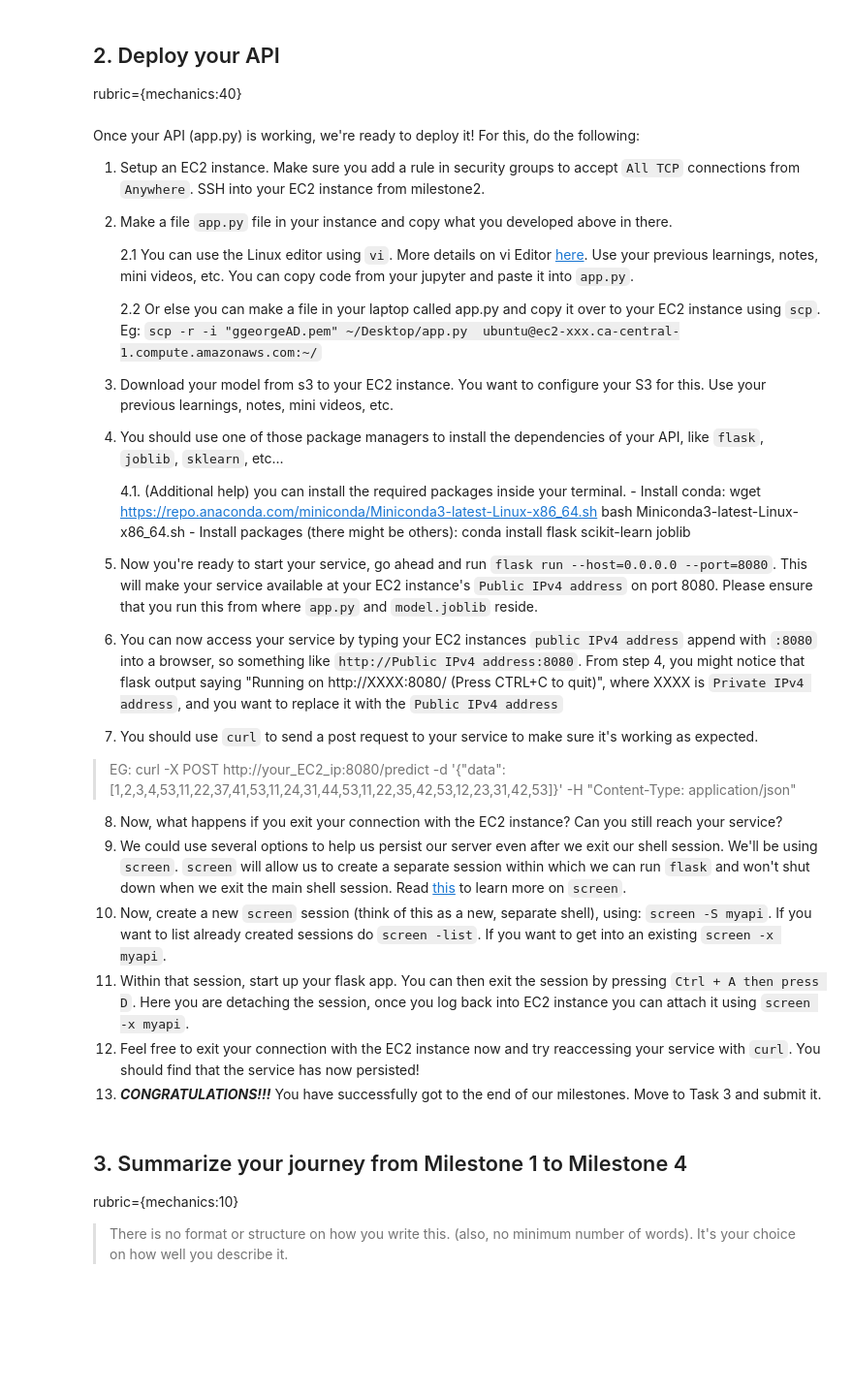
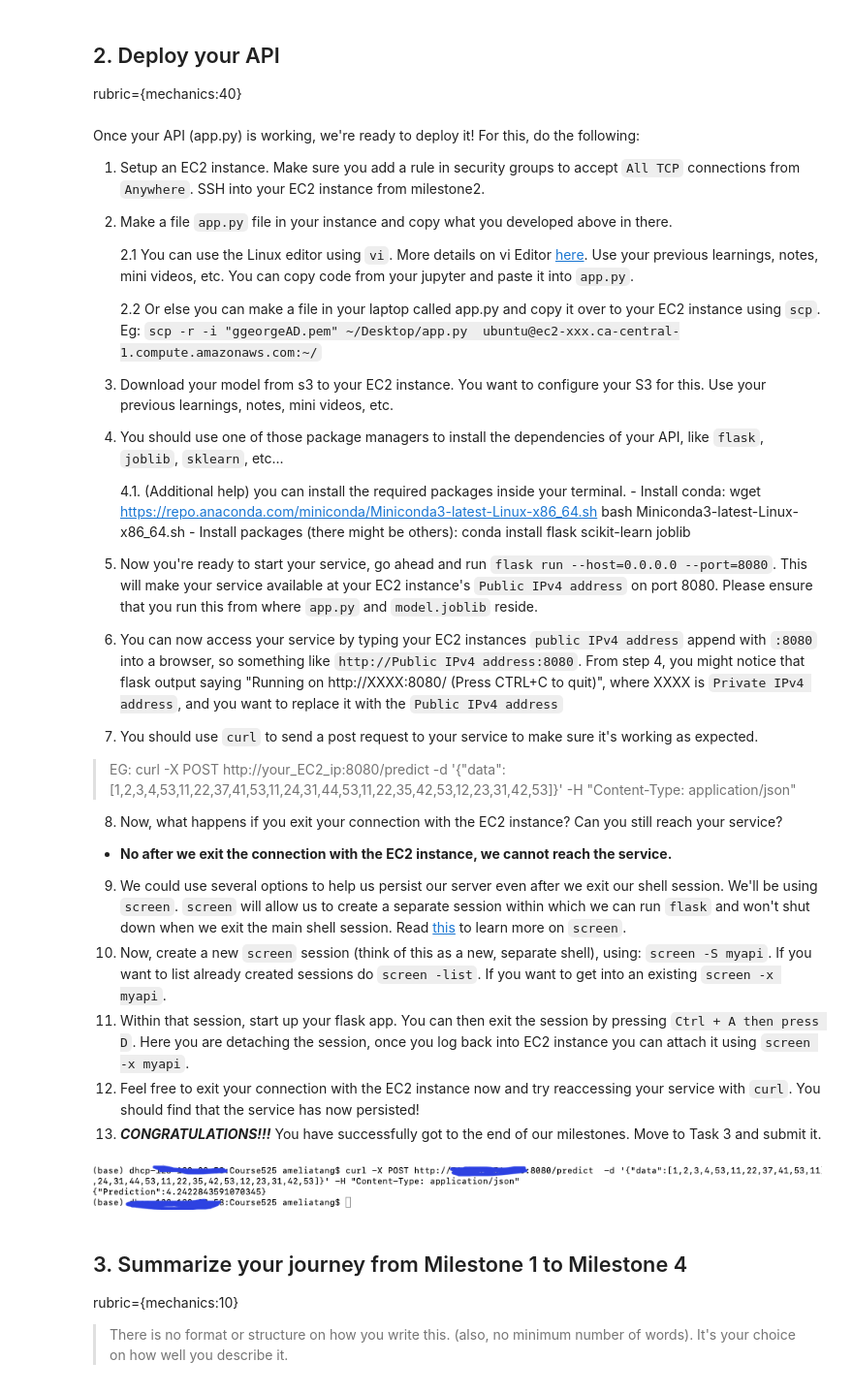
Before and after one commit to UBC-MDS/web_and_cloud_group_13, a Jupyter notebook: notebooks/Milestone4.ipynb, the cells around one changed output. Shown: that part at 97% size. Saved outputs shown, nothing was run; the diff lists cells and outputs as text; code cells hidden in the pictures; blank space fills up the shorter version.

````diff
--- a/notebooks/Milestone4.ipynb
+++ b/notebooks/Milestone4.ipynb
@@ -137,11 +100,17 @@ Once your API (app.py) is working, we're ready to deploy it! For this, do the fo
 >EG: curl -X POST http://your_EC2_ip:8080/predict -d '{"data":[1,2,3,4,53,11,22,37,41,53,11,24,31,44,53,11,22,35,42,53,12,23,31,42,53]}' -H "Content-Type: application/json"
 
 8. Now, what happens if you exit your connection with the EC2 instance? Can you still reach your service?
+- **No after we exit the connection with the EC2 instance, we cannot reach the service.**
 9. We could use several options to help us persist our server even after we exit our shell session. We'll be using `screen`. `screen` will allow us to create a separate session within which we can run `flask` and won't shut down when we exit the main shell session. Read [this](https://linuxize.com/post/how-to-use-linux-screen/) to learn more on ```screen```.
 10. Now, create a new `screen` session (think of this as a new, separate shell), using: `screen -S myapi`. If you want to list already created sessions do ```screen -list```. If you want to get into an existing ```screen -x myapi```.
 11. Within that session, start up your flask app. You can then exit the session by pressing `Ctrl + A then press D`. Here you are detaching the session, once you log back into EC2 instance you can attach it using ```screen -x myapi```.
 12. Feel free to exit your connection with the EC2 instance now and try reaccessing your service with `curl`. You should find that the service has now persisted!
 13. ***CONGRATULATIONS!!!*** You have successfully got to the end of our milestones. Move to Task 3 and submit it.
+# %%
+from PIL import Image
+Image.open("img/milestone4.jpg")
+# %% [output]
+[figure, added]
 # %% [markdown]
 ## 3. Summarize your journey from Milestone 1 to Milestone 4
 rubric={mechanics:10}
````
Also changed, not shown: parts of 4 cells of this notebook.
